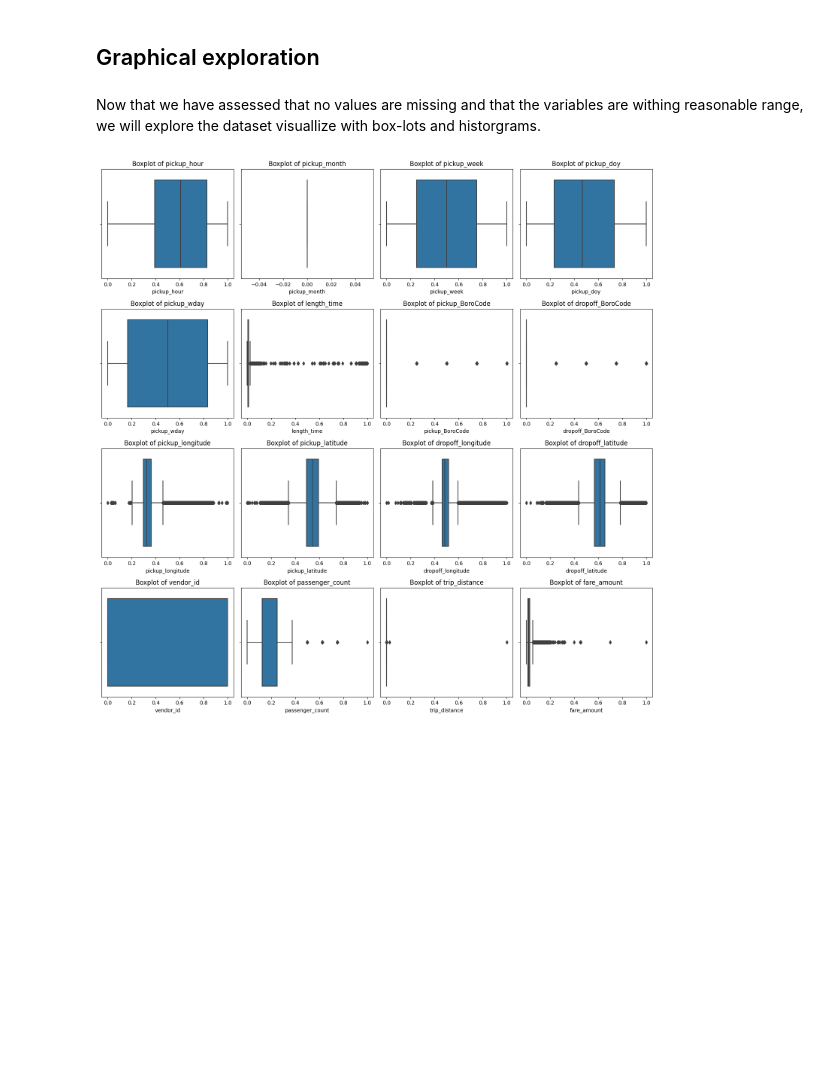
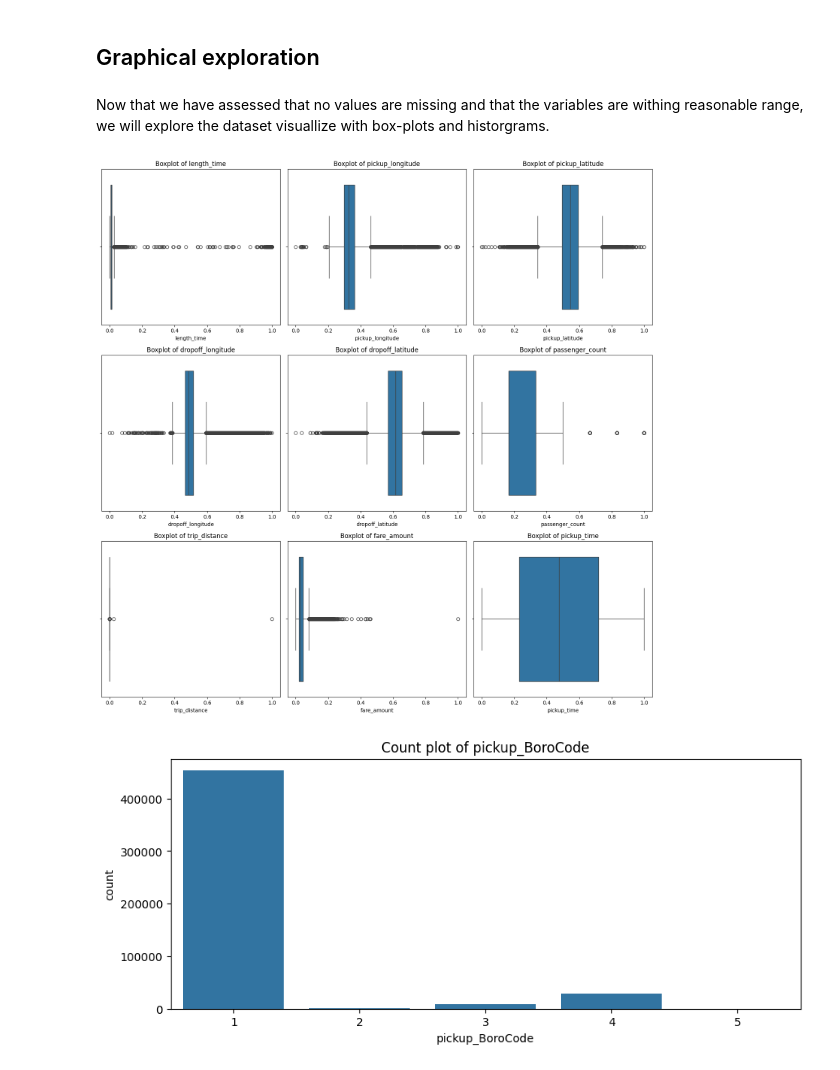
Before and after one commit to Darkosxl/ds_taxi_homework, a Jupyter notebook: main.ipynb, the cells around one changed output. Drawn from its saved outputs; the diff is of its cells as text; code cells hidden in the pictures; blank space fills up the shorter version.

```diff
--- a/main.ipynb
+++ b/main.ipynb
@@ -103,0 +137,2 @@ The 'pickup_doy' is between May 1st and May 31st: True
+# %%
+df = df[df.length_time > 0]
@@ -103,0 +175,2 @@ The 'pickup_doy' is between May 1st and May 31st: True
+# %%
+df = df[(df.trip_distance > 0) | (df.pickup_latitude == df.dropoff_latitude) & (df.dropoff_longitude == df.pickup_longitude)]
@@ -150,37 +261,41 @@ print(df.sample(5))
 # %% [markdown]
 ## Graphical exploration
 # %% [markdown]
-Now that we have assessed that no values are missing and that the variables are withing reasonable range, we will explore the dataset visuallize with box-lots and historgrams.
+Now that we have assessed that no values are missing and that the variables are withing reasonable range, we will explore the dataset visuallize with box-plots and historgrams.
 # %%
+numerical_cols = ["length_time", "pickup_longitude", "pickup_latitude", "dropoff_longitude", "dropoff_latitude", "passenger_count", "trip_distance", "fare_amount", "pickup_time"]
 # Normalize the numerical features to get meaningful plots
 scaler = MinMaxScaler()
 df_normalized = pd.DataFrame(scaler.fit_transform(df[numerical_cols]), columns=numerical_cols)
 
-# Define number of rows and columns for subplot grid - aiming for a roughly square grid
+# Define number of rows and columns for subplot grid
 num_vars = len(numerical_cols)
 num_cols = int(num_vars**0.5)
 num_rows = num_vars // num_cols + (num_vars % num_cols > 0)
 
 # Create subplots of boxplots
 fig, axs = plt.subplots(num_rows, num_cols, figsize=(15, 15))
 
 for ax, col in zip(axs.flat, numerical_cols):
     sns.boxplot(x=df_normalized[col], ax=ax)
     ax.set_title(f'Boxplot of {col}')
 
 # Delete remaining empty subplots when the number of variable is not a perfect square
 for ax in axs.flat[len(numerical_cols):]:
     fig.delaxes(ax)
 
 plt.tight_layout()
 plt.show()
 
+
+categorical_cols = ["pickup_BoroCode", "dropoff_BoroCode", 'vendor_id', "pair"]
 # As for the categorical features, let's see the frequency of each category (bar plots)
 for col in categorical_cols:
     if df[col].nunique() < 30:  # Only plot for columns with less unique entries
         fig, ax = plt.subplots(figsize=(10, 4))
         sns.countplot(data=df, x=col, ax=ax)
         ax.set_title(f'Count plot of {col}')
         plt.show()
 # %% [output]
-[figure, old version]
+[figure, new version]
+[figure, added]
```
Also changed, not shown: parts of 40 cells of this notebook, 1 other file.
